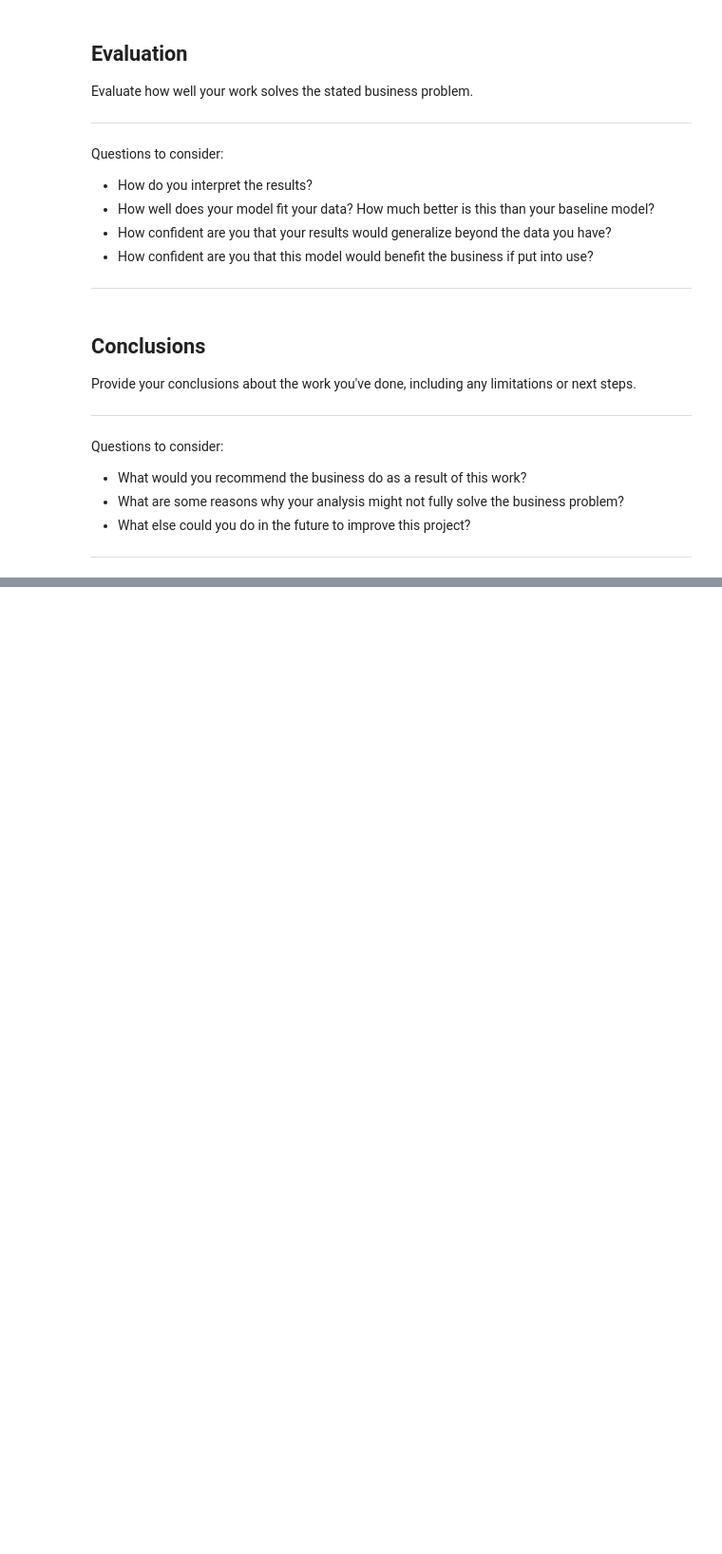
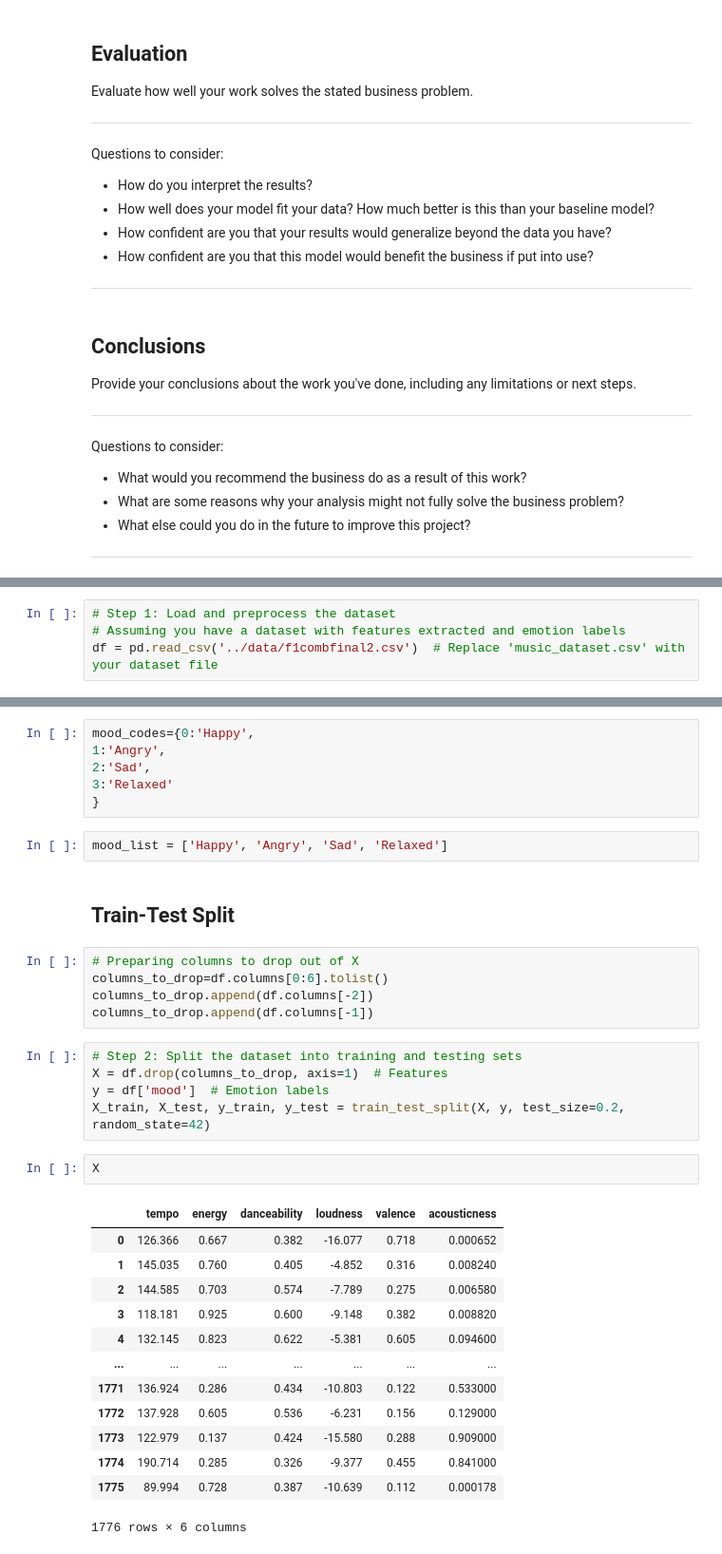
Before and after one commit to jamesleemeredith/Music-Mood-Detection-Project, a Jupyter notebook: music_mood_detection_model.ipynb, the cells around one changed output, grey strips where cells are left out. Shown at 95% size. Saved outputs shown, nothing was run; the diff lists cells and outputs as text; blank space fills up the shorter version.

```diff
--- a/music_mood_detection_model.ipynb
+++ b/music_mood_detection_model.ipynb
@@ -150,0 +177,4 @@ Questions to consider:
+# %%
+# Step 1: Load and preprocess the dataset
+# Assuming you have a dataset with features extracted and emotion labels
+df = pd.read_csv('../data/f1combfinal2.csv')  # Replace 'music_dataset.csv' with your dataset file
@@ -150,0 +210,36 @@ Questions to consider:
+# %%
+mood_codes={0:'Happy',
+1:'Angry',
+2:'Sad',
+3:'Relaxed'
+}
+# %%
+mood_list = ['Happy', 'Angry', 'Sad', 'Relaxed']
+# %% [markdown]
+## Train-Test Split
+# %%
+# Preparing columns to drop out of X
+columns_to_drop=df.columns[0:6].tolist()
+columns_to_drop.append(df.columns[-2])
+columns_to_drop.append(df.columns[-1])
+# %%
+# Step 2: Split the dataset into training and testing sets
+X = df.drop(columns_to_drop, axis=1)  # Features
+y = df['mood']  # Emotion labels
+X_train, X_test, y_train, y_test = train_test_split(X, y, test_size=0.2, random_state=42)
+# %%
+X
+# %% [output]
+|  | tempo | energy | danceability | loudness | valence | acousticness |
+| 0 | 126.366 | 0.667 | 0.382 | -16.077 | 0.718 | 0.000652 |
+| 1 | 145.035 | 0.760 | 0.405 | -4.852 | 0.316 | 0.008240 |
+| 2 | 144.585 | 0.703 | 0.574 | -7.789 | 0.275 | 0.006580 |
+| 3 | 118.181 | 0.925 | 0.600 | -9.148 | 0.382 | 0.008820 |
+| 4 | 132.145 | 0.823 | 0.622 | -5.381 | 0.605 | 0.094600 |
+| ... | ... | ... | ... | ... | ... | ... |
+| 1771 | 136.924 | 0.286 | 0.434 | -10.803 | 0.122 | 0.533000 |
+| 1772 | 137.928 | 0.605 | 0.536 | -6.231 | 0.156 | 0.129000 |
+| 1773 | 122.979 | 0.137 | 0.424 | -15.580 | 0.288 | 0.909000 |
+| 1774 | 190.714 | 0.285 | 0.326 | -9.377 | 0.455 | 0.841000 |
+| 1775 | 89.994 | 0.728 | 0.387 | -10.639 | 0.112 | 0.000178 |
+1776 rows × 6 columns
```
Also changed, not shown: parts of 15 cells of this notebook, 3 other files.
